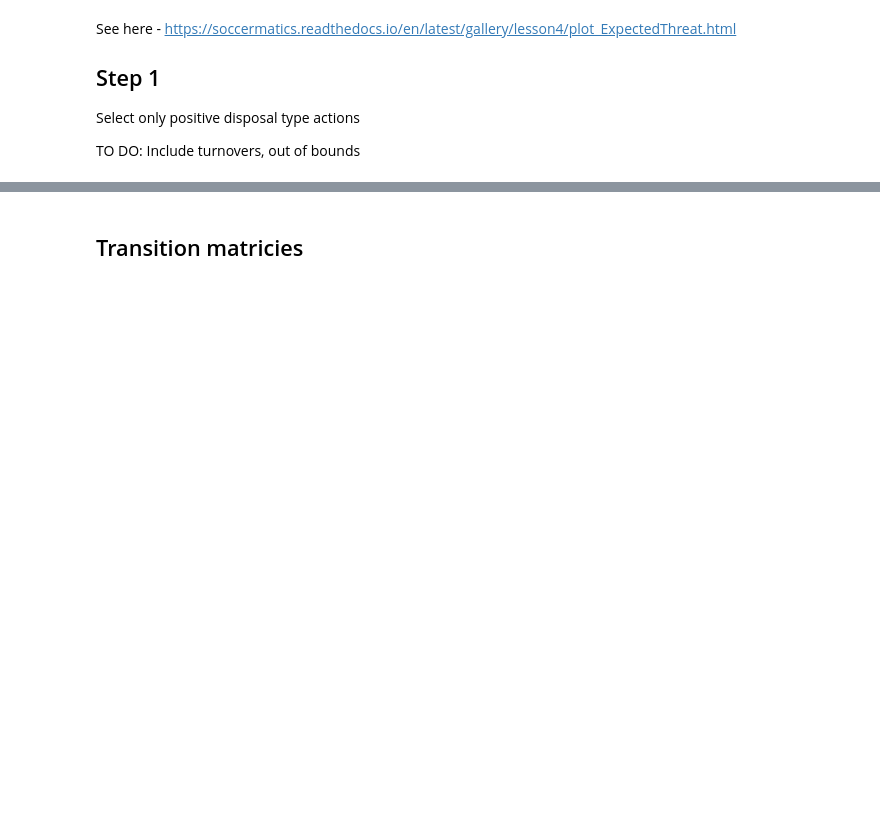
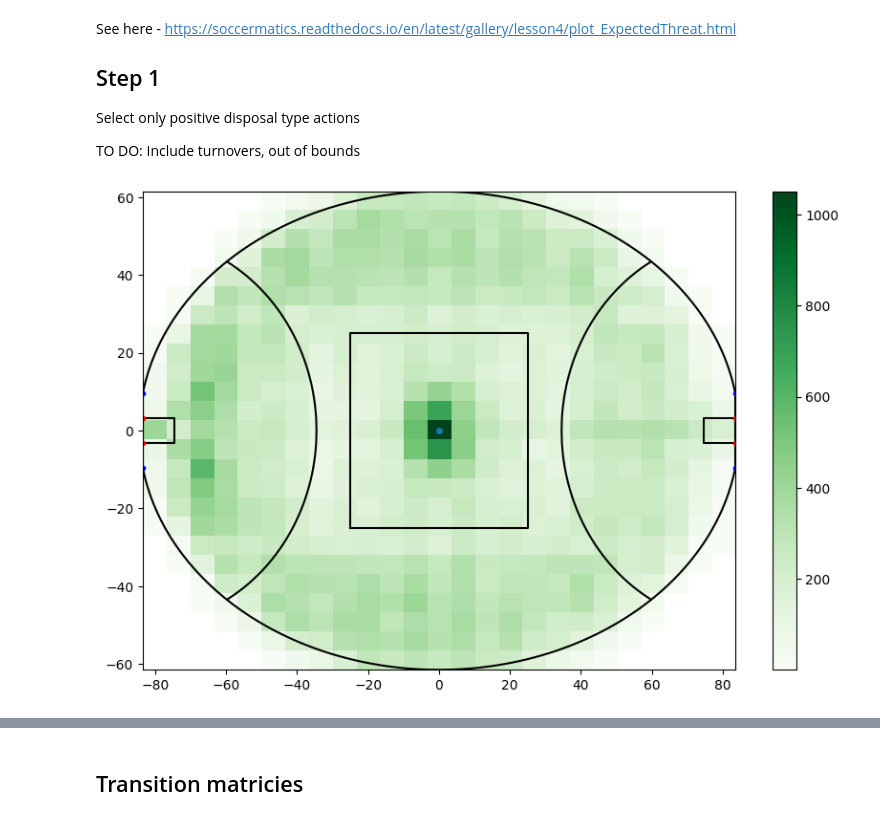
Before and after one commit to davescroggs/xThreat, a Jupyter notebook: python/shot_prob.ipynb, the cells around one changed output, grey strips where cells are left out. Saved outputs shown, nothing was run; the diff lists cells and outputs as text; code cells hidden in the pictures; blank space fills up the shorter version.

Commit message:
movement and goal dfs complete

```diff
--- a/python/shot_prob.ipynb
+++ b/python/shot_prob.ipynb
@@ -7,6 +7,11 @@ pd.set_option('display.max_rows', 50)
 from plot_field import generate_afl_oval, plot_events
 import seaborn as sns
 import matplotlib.pyplot as plt
+
+venueWidth = (123/2)
+venueLength = (167/2)
+venueDims = (-venueLength, venueLength, -venueWidth, venueWidth)
+defaultVenue = 'Adelaide Oval'
 
 # Next position
 chains_processed =  pd.read_pickle("../data/chains_processed.pkl")
@@ -44,6 +49,7 @@ chains_processed = chains_processed.assign(x = np.select(finCondList, finxchoice
                                            y = np.select(finCondList, finychoiceList, default=chains_processed.y),
                                            Cond = np.select(finCondList, nextCondChoice, default='Def'))
 
+chains_processed['shotAtGoal'] = chains_processed.shotAtGoal.replace(np.NaN,False)
 
 chains_processed['x'] = np.where(chains_processed.description == "Goal", (167/2), chains_processed.x)
 chains_processed['y'] = np.where(chains_processed.description == "Goal", 0, chains_processed.y)
@@ -68,12 +74,18 @@ fCondTemp = [(chains_processed.description == 'Spoil') &  (~chains_processed.pla
 chains_processed = chains_processed.assign(x_next = np.where(finCondList, -chains_processed.x_next, chains_processed.x_next),
                                            y_next = np.where(finCondList, -chains_processed.y_next, chains_processed.y_next),
                                            Cond2 = np.select(fCondTemp, ['TO1', 'TO2'], 'Def'))
-# 3. Remove game events
+
+# 3. Set kickin as middle of the goal square
+chains_processed['x'] = np.where(chains_processed.description.str.contains('Kickin') & chains_processed.description.shift(1).isin(['Goal', 'Behind']), -venueLength + 5, chains_processed.x)
+chains_processed['y'] = np.where(chains_processed.description.str.contains('Kickin') & chains_processed.description.shift(1).isin(['Goal', 'Behind']), 0, chains_processed.y)
+
+# 4. Remove game events
 game_events = ['Out On Full After Kick', 'Out of Bounds', 'Ball Up Call', 'Goal', 'Behind','Kick Inside 50 Result', 'OOF Kick In']
 
 chains_processed = chains_processed[~chains_processed.description.isin(game_events)]
 
-# 4. Calculate distance for QA
+
+# 5. Calculate distance for QA
 def calc_dist(x0, y0, x1, y1):
     x0 = np.array(x0, dtype=float)
     y0 = np.array(y0, dtype=float)
@@ -83,18 +95,22 @@ def calc_dist(x0, y0, x1, y1):
 
 chains_processed = chains_processed.assign(possDist = calc_dist(chains_processed.x, chains_processed.y, chains_processed.x_next, chains_processed.y_next))
 # %%
-bin_period = 20
+bin_period = 25
+
+venueWidth = (123/2)
+venueLength = (167/2)
+venueDims = (-venueLength, venueLength, -venueWidth, venueWidth)
 
 
 def bin_values(col, dir='x'):
     if dir == 'x':
-        s = -1; e = 1
+        s = -venueLength; e = venueLength
     else:
-        s = -0.8; e = 0.8
+        s = -venueWidth; e = venueWidth
     return pd.cut(col.values, pd.interval_range(start=s, end=e, periods=bin_period, closed='right'), include_lowest=True, precision=2)
 
-x_bins = pd.interval_range(start=-1, end=1, periods=bin_period, closed='right')
-y_bins = pd.interval_range(start=-0.8, end=0.8, periods=bin_period, closed='right')
+x_bins = pd.interval_range(start=-venueLength, end=venueLength, periods=bin_period, closed='right')
+y_bins = pd.interval_range(start=-venueWidth, end=venueWidth, periods=bin_period, closed='right')
 
 chains_processed = chains_processed.assign(xInitialPoss_bin=bin_values(chains_processed.x, 'x'),
                                                 yInitialPoss_bin=bin_values(chains_processed.y, 'y'),
@@ -103,7 +119,7 @@ chains_processed = chains_processed.assign(xInitialPoss_bin=bin_values(chains_pr
 
 disposal_actions = ['Kick', 'Handball', 'Spoil','Ground Kick', 'Kickin short', 'Kickin long', 'Kickin play on']
 
-# movement_df = chains_processed[possession_summary.finalState.isin(disposal_actions) & ~(possession_summary.initialState == "Kickin play on")]
+movement_df = chains_processed[chains_processed.description.isin(disposal_actions)]
 # %% [markdown]
 See here - https://soccermatics.readthedocs.io/en/latest/gallery/lesson4/plot_ExpectedThreat.html
 
@@ -124,16 +141,17 @@ score_probability = score_count.div(shot_count, fill_value=0).div(all_count.appl
 # %%
-plot_df = movement_df[['xInitialPoss_bin','yInitialPoss_bin']].value_counts().reset_index()
+plot_df = movement_df[~(chains_processed.description == "Kickin play on")][['xInitialPoss_bin','yInitialPoss_bin']].value_counts().reset_index()
 plot_df['x'] = plot_df.xInitialPoss_bin.apply(lambda s: np.round(s.values.left,3))
 plot_df['y'] = plot_df.yInitialPoss_bin.apply(lambda s: np.round(s.values.left,3))
-# plot_df[['x', 'y']] = pd.DataFrame(plot_df['start_sector'].tolist(), index=plot_df.index)
 plot_df = plot_df.pivot(index='y', columns='x', values='count')
 
-fig=plt.figure()
+fig=plt.figure(figsize=(10, 6.5))
 ax=fig.add_subplot()
-pcm = ax.imshow(plot_df, zorder=0, aspect="auto", extent=(-80,80, -70.5, 70.5),
+pcm = ax.imshow(plot_df, zorder=0, aspect="auto", extent=venueDims,
           cmap='Greens')
 plt.colorbar(pcm)
-generate_afl_oval('MCG')
+generate_afl_oval(defaultVenue)
+# %% [output]
+[figure, added]
 # %%
 plot_df = movement_df[movement_df.shotAtGoal][['xInitialPoss_bin','yInitialPoss_bin']].value_counts().reset_index()
 plot_df['x'] = plot_df.xInitialPoss_bin.apply(lambda s: np.round(s.values.left,3))
```
Also changed, not shown: parts of 6 cells of this notebook.
